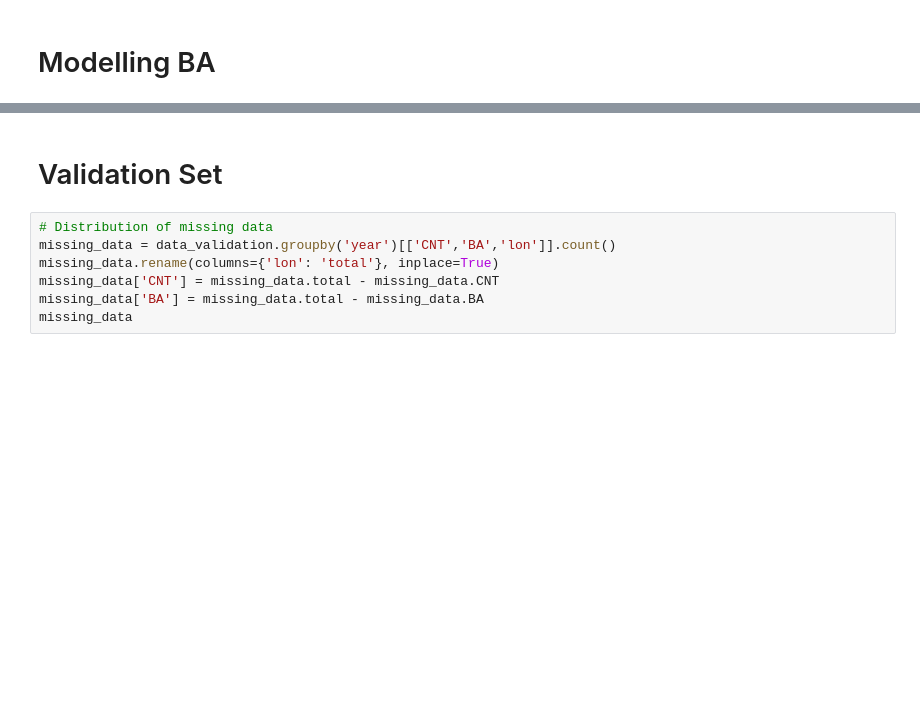
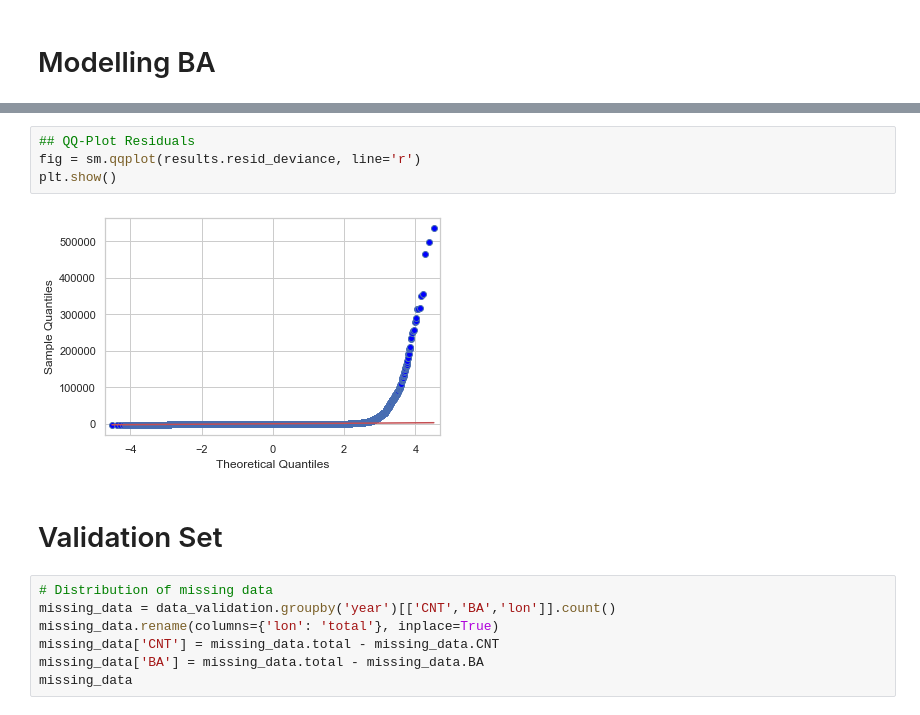
Before and after one commit to MegaCookies88/Data-Challenge-Wildfires, a Jupyter notebook: wildfires.ipynb, the cells around one changed output, grey strips where cells are left out. Cells and saved outputs as stored; diff of their text form; blank space fills up the shorter version.

```diff
--- a/wildfires.ipynb
+++ b/wildfires.ipynb
@@ -677,3 +728,9 @@ results.predict(X_test), y_test
+# %%
+## QQ-Plot Residuals
+fig = sm.qqplot(results.resid_deviance, line='r')
+plt.show()
+# %% [output]
+[figure, added]
 # %% [markdown]
 # Validation Set
 # %%
```
Also changed, not shown: parts of 20 cells of this notebook.
